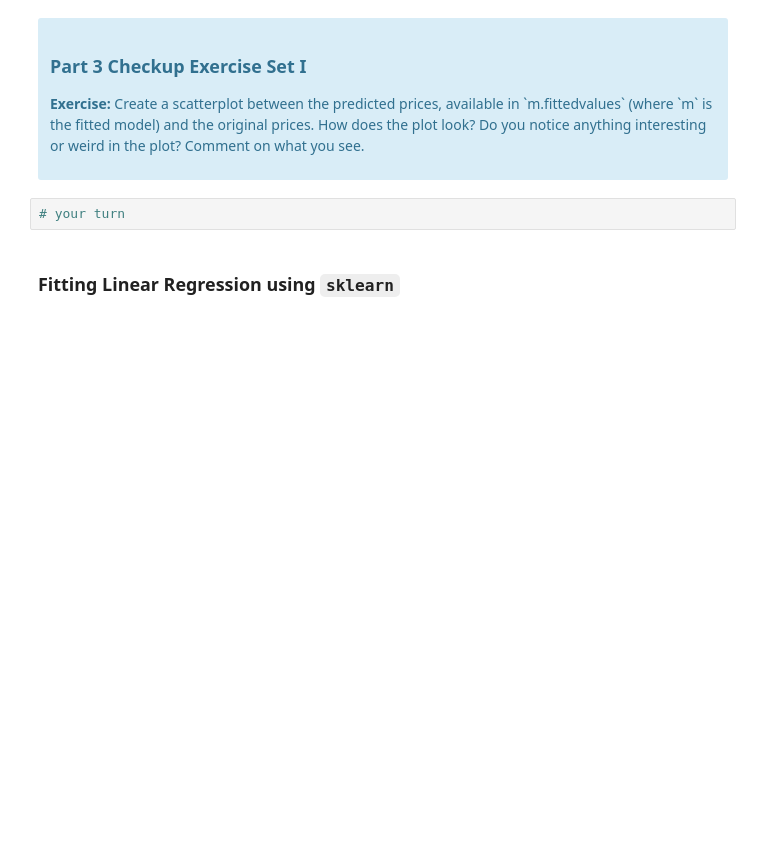
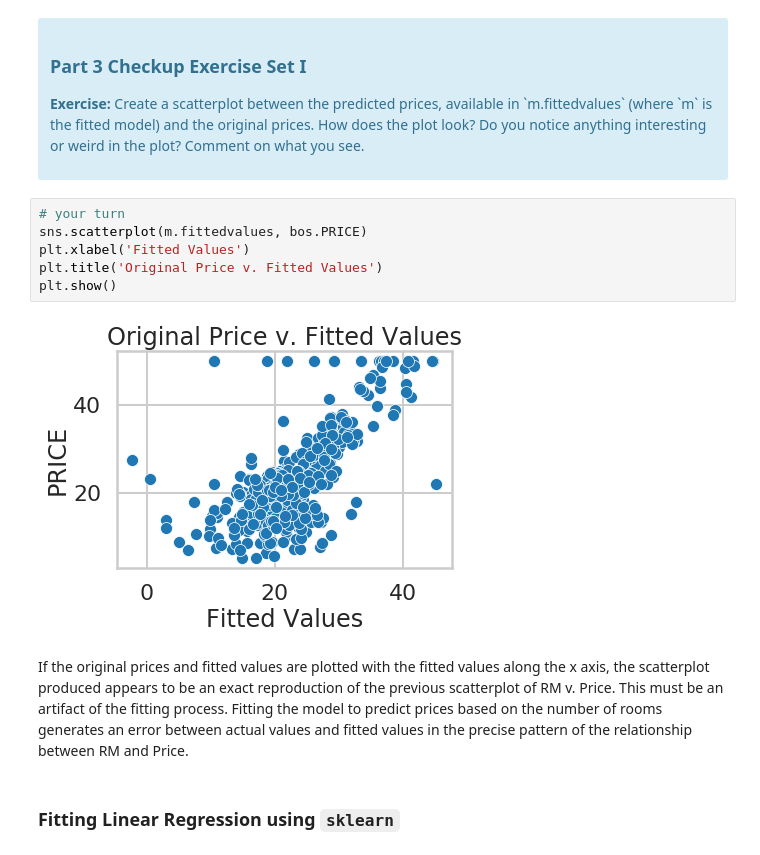
Before and after one commit to Nhorning/linear_regression, a Jupyter notebook: Mini_Project_Linear_Regression.ipynb, the cells around one changed output. Cells and saved outputs as stored; diff of their text form; blank space fills up the shorter version.

```diff
--- a/Mini_Project_Linear_Regression.ipynb
+++ b/Mini_Project_Linear_Regression.ipynb
@@ -470,8 +470,16 @@ Let's see how our model actually fit our data. We can see below that there is a
 
 <p><b>Exercise:</b> Create a scatterplot between the predicted prices, available in `m.fittedvalues` (where `m` is the fitted model) and the original prices. How does the plot look? Do you notice anything interesting or weird in the plot? Comment on what you see.</p>
 </div>
-# %%
-# your turn
+# %%
+# your turn
+sns.scatterplot(m.fittedvalues, bos.PRICE)
+plt.xlabel('Fitted Values')
+plt.title('Original Price v. Fitted Values')
+plt.show()
+# %% [output]
+[figure, added]
+# %% [markdown]
+If the original prices and fitted values are plotted with the fitted values along the x axis, the scatterplot produced appears to be an exact reproduction of the previous scatterplot of RM v. Price.  This must be an artifact of the fitting process. Fitting the model to predict prices based on the number of rooms generates an error between actual values and fitted values in the precise pattern of the relationship between RM and Price.
 # %% [markdown]
 ### Fitting Linear Regression using `sklearn`
 # %%
```
